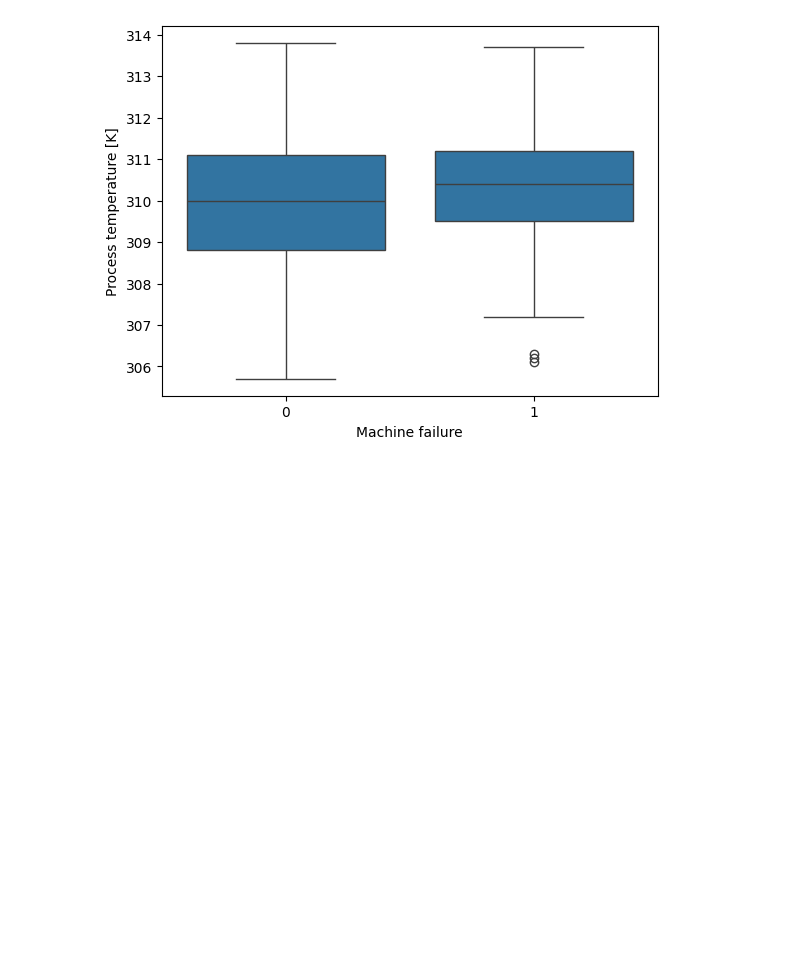
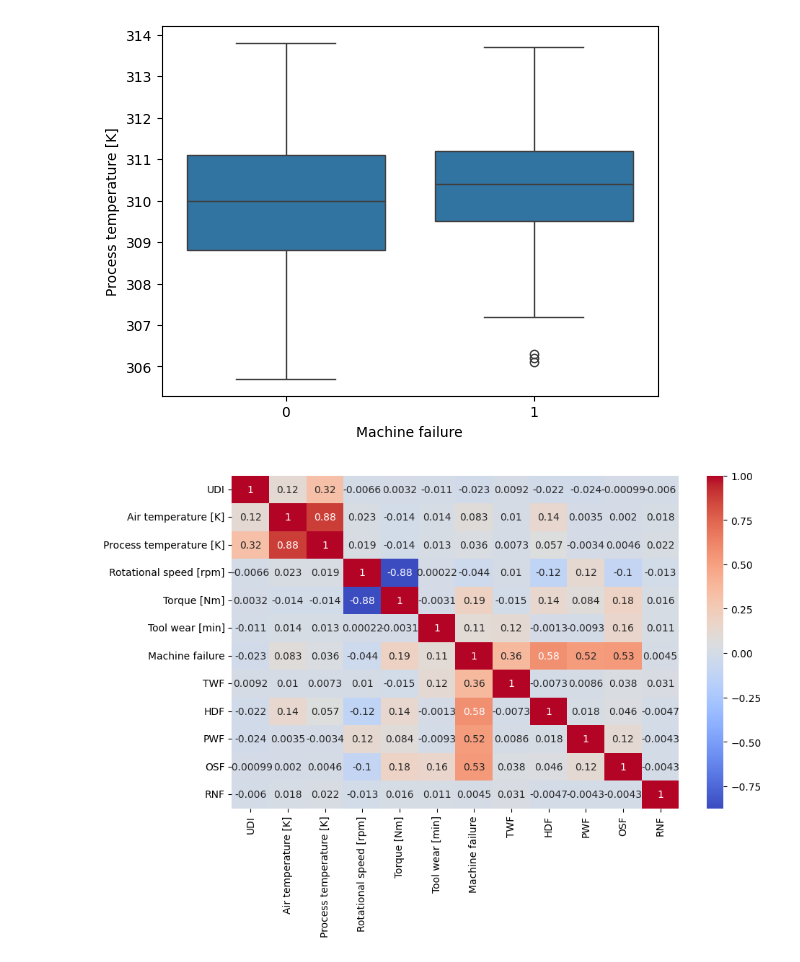
Before and after one commit to dogalaz97-da/predictive-maintenance-system, a Jupyter notebook: notebooks/EDA.ipynb, the cells around one changed output. Cells and saved outputs as stored; diff of their text form; code cells hidden in the pictures; blank space fills up the shorter version.

Commit message:
New boxplots, graphs and calculus in EDA

```diff
--- a/notebooks/EDA.ipynb
+++ b/notebooks/EDA.ipynb
@@ -179,3 +211,13 @@ sns.boxplot(x="Machine failure", y="Process temperature [K]", data=df)
 # %% [output]
 <Axes: xlabel='Machine failure', ylabel='Process temperature [K]'>
 [figure]
+# %%
+plt.figure(figsize=(10,6))
+sns.heatmap(
+    df.select_dtypes(include='number').corr(),
+    annot=True,
+    cmap='coolwarm'
+)
+plt.show()
+# %% [output]
+[figure, added]
```
Also changed, not shown: parts of 9 cells of this notebook.
